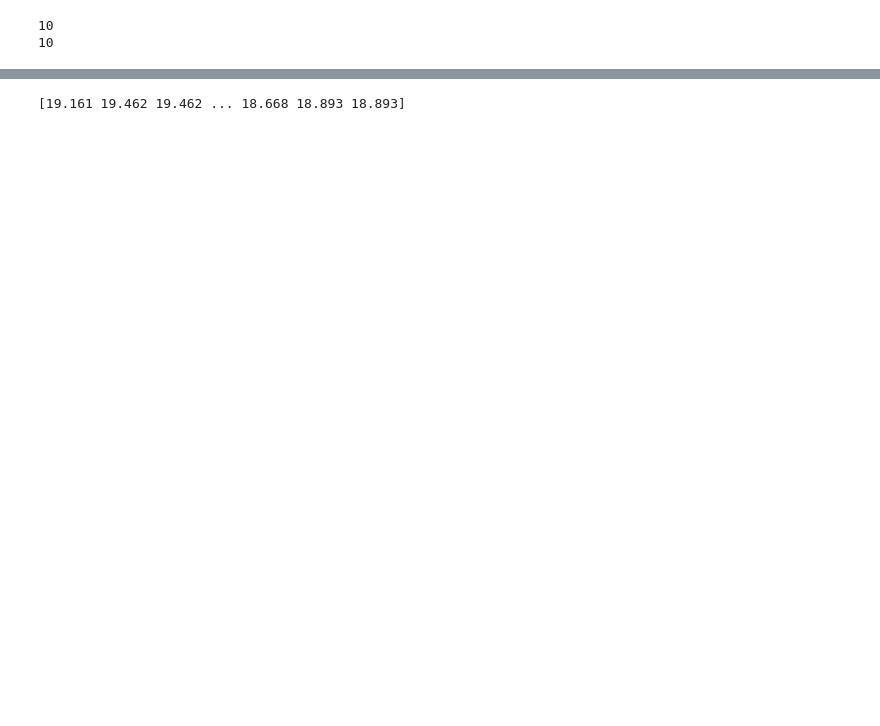
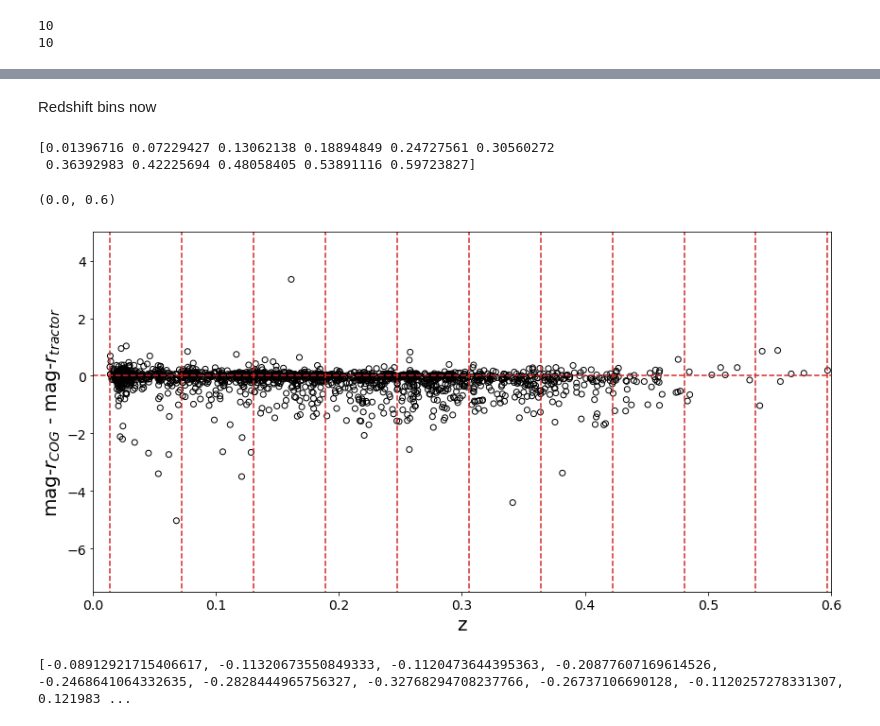
Before and after one commit to mattkwiecien/legacyhalos, a Jupyter notebook: science/sv3/sv3_mag_subsample_comparison.ipynb, the cells around one changed output, grey strips where cells are left out. Drawn from its saved outputs; the diff is of its cells as text; code cells hidden in the pictures; blank space fills up the shorter version.

```diff
--- a/science/sv3/sv3_mag_subsample_comparison.ipynb
+++ b/science/sv3/sv3_mag_subsample_comparison.ipynb
@@ -327,4 +360,27 @@ for i in range(len(binned_sample)):
-# %%
-print(cog_mag_r)
-# %% [output]
-[19.161 19.462 19.462 ... 18.668 18.893 18.893]
+# %% [markdown]
+Redshift bins now
+# %%
+z_min = min(z)
+z_max = max(z)
+
+z_bins = np.linspace(z_min, z_max, 11).flatten()
+print(z_bins)
+# %% [output]
+[0.01396716 0.07229427 0.13062138 0.18894849 0.24727561 0.30560272
+ 0.36392983 0.42225694 0.48058405 0.53891116 0.59723827]
+# %%
+import matplotlib.pyplot as plt
+plt.figure(figsize=(14,7))
+
+plt.scatter(z, delta_mag_r, marker='o', lw=1, facecolor='none', edgecolor='k')
+plt.hlines(0, 0, 100, ls='dashed', color='tab:red')
+plt.vlines(z_bins, -10, 10, ls='dashed', color='tab:red')
+plt.xlabel('z', fontsize=20)
+plt.ylabel(r'mag-$r_{COG}$ - mag-$r_{tractor}$', fontsize=20)
+plt.xticks(fontsize=14)
+plt.yticks(fontsize=14)
+plt.ylim(-7.5,5)
+plt.xlim(0, .6)
+# %% [output]
+(0.0, 0.6)
+[figure, added]
@@ -330,0 +404,4 @@ print(cog_mag_r)
+# %%
+print(mean2, std2, mid_pt2)
+# %% [output]
+[-0.08912921715406617, -0.11320673550849333, -0.1120473644395363, -0.20877607169614526, -0.2468641064332635, -0.2828444965756327, -0.32768294708237766, -0.26737106690128, -0.1120257278331307, 0.121983 ...
```
Also changed, not shown: parts of 17 cells of this notebook, 3 other files.
